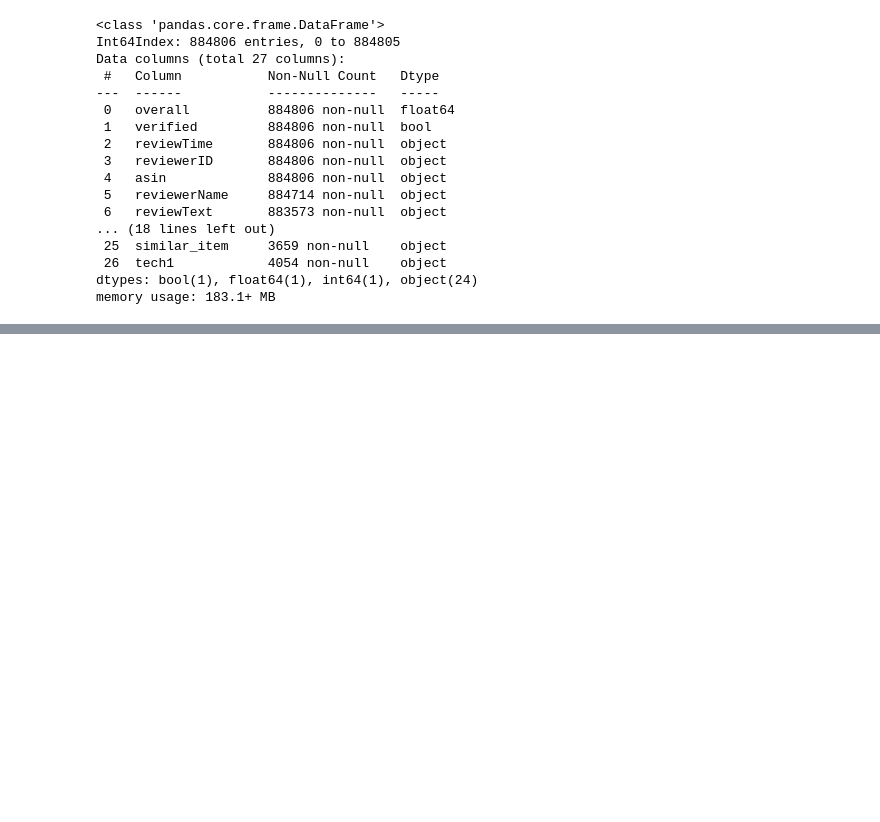
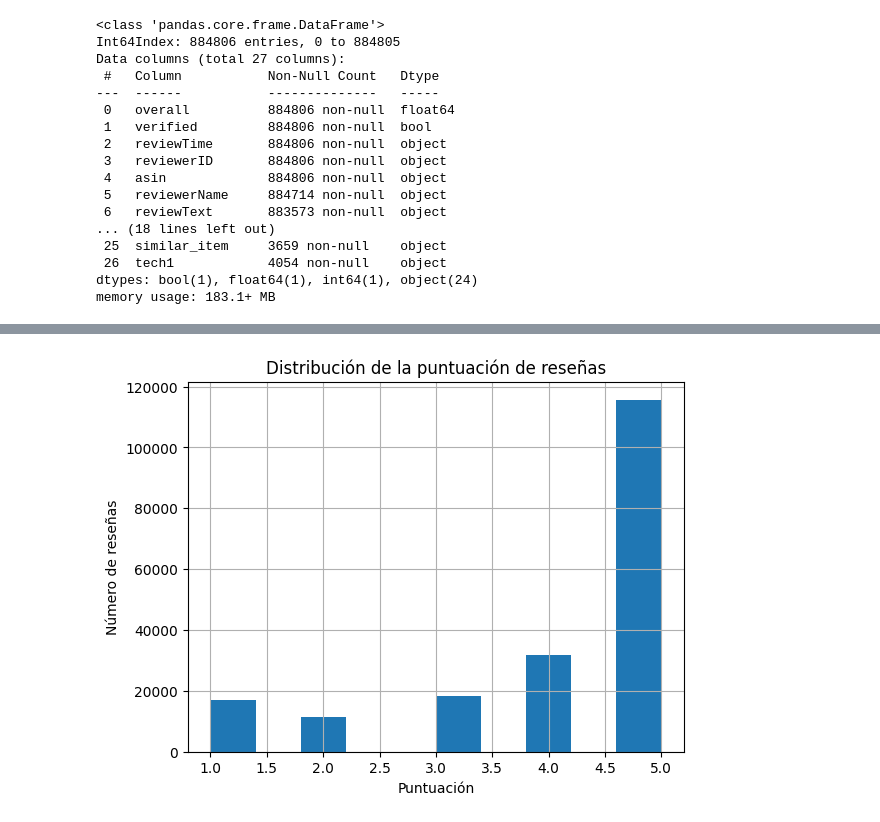
Before and after one commit to lmbd92/DataScienceMonograph, a Jupyter notebook: Notebooks/EDA_Amazon_Fashion.ipynb, the cells around one changed output, grey strips where cells are left out. Saved outputs shown, nothing was run; the diff lists cells and outputs as text; code cells hidden in the pictures; blank space fills up the shorter version.

```diff
--- a/Notebooks/EDA_Amazon_Fashion.ipynb
+++ b/Notebooks/EDA_Amazon_Fashion.ipynb
@@ -99,0 +172,5 @@ memory usage: 183.1+ MB
+# %%
+# Convertir la columna unixReviewTime a un formato de fecha
+data['reviewDate'] = pd.to_datetime(data['unixReviewTime'], unit='s').dt.date
+# %%
+data = data[data['verified'] == True]
@@ -99,0 +203,9 @@ memory usage: 183.1+ MB
+# %%
+# Lista de columnas a eliminar
+columns_to_drop = ['reviewTime','unixReviewTime','rank','verified']
+
+# Eliminar columnas
+data = data.drop(columns=columns_to_drop, errors='ignore')
+# %%
+# Convertir reviewDate a tipo de dato datetime (si aún no lo has hecho)
+data['reviewDate'] = pd.to_datetime(data['reviewDate'])
@@ -99,0 +296,11 @@ memory usage: 183.1+ MB
+# %%
+# 4. Visualizaciones
+
+# Histogramas para distribución de variables numéricas
+data['overall'].hist()
+plt.title('Distribución de la puntuación de reseñas')
+plt.xlabel('Puntuación')
+plt.ylabel('Número de reseñas')
+plt.show()
+# %% [output]
+[figure, added]
```
Also changed, not shown: parts of 30 cells of this notebook.
